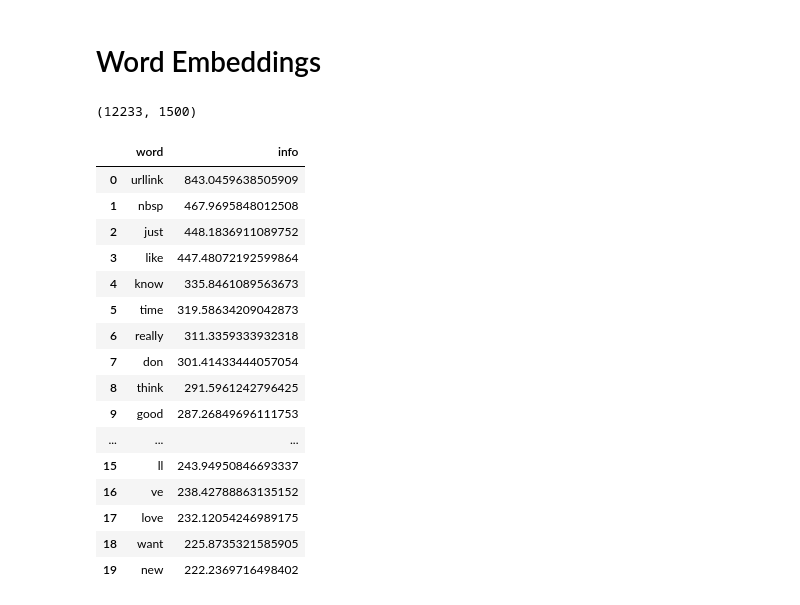
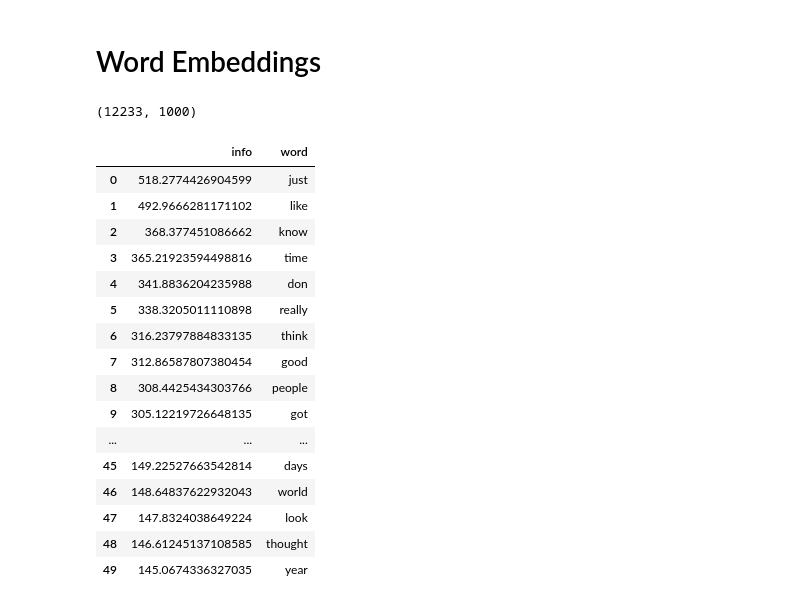
Before and after one commit to Yagwar/Whale-Jaguar, a Jupyter notebook: Preprocesamiento-texto.ipynb, the cells around one changed output. Cells and saved outputs as stored; diff of their text form; code cells hidden in the pictures.

```diff
--- a/Preprocesamiento-texto.ipynb
+++ b/Preprocesamiento-texto.ipynb
@@ -65,41 +66,44 @@ print(blog_data.shape)
 (12233, 7)
 # %% [markdown]
 # Word Embeddings
+# %%
+adit_stpwrds=["urllink","nbsp","ve","ll"]
+stp_wrds = text.ENGLISH_STOP_WORDS.union(adit_stpwrds)
 # %%
-tfidf_transformer = TfidfVectorizer(stop_words="english",max_features=1500 )
+tfidf_transformer = TfidfVectorizer(stop_words=stp_wrds,max_features=1000 )
 n_grams_tfidf = tfidf_transformer.fit_transform(blog_data["text"])
 n_grams_tfidf.shape
 # %% [output]
-(12233, 1500)
+(12233, 1000)
 # %%
 # plt.figure(figsize=(16,16))
 # plt.spy(n_grams_tfidf,markersize=.5, marker="o",aspect='auto')
 # plt.title("TF-IDF matrix")
 # %%
-top_n=100
+top_n=150
 txt_info= n_grams_tfidf.toarray().sum(axis=0)
 indices = np.argsort(txt_info)[::-1]
 features =tfidf_transformer.get_feature_names()
 top_features = np.array([[features[i],float(txt_info[i])] for i in indices[:top_n]])
-pd.DataFrame({"word":top_features[:,0],"info":top_features[:,1]})[:20]
+pd.DataFrame({"word":top_features[:,0],"info":top_features[:,1]})[:50]
 # %% [output]
-|  | word | info |
-| 0 | urllink | 843.0459638505909 |
-| 1 | nbsp | 467.9695848012508 |
-| 2 | just | 448.1836911089752 |
-| 3 | like | 447.48072192599864 |
-| 4 | know | 335.8461089563673 |
-| 5 | time | 319.58634209042873 |
-| 6 | really | 311.3359333932318 |
-| 7 | don | 301.41433444057054 |
-| 8 | think | 291.5961242796425 |
-| 9 | good | 287.26849696111753 |
+|  | info | word |
+| 0 | 518.2774426904599 | just |
+| 1 | 492.9666281171102 | like |
+| 2 | 368.377451086662 | know |
+| 3 | 365.21923594498816 | time |
+| 4 | 341.8836204235988 | don |
+| 5 | 338.3205011110898 | really |
+| 6 | 316.23797884833135 | think |
+| 7 | 312.86587807380454 | good |
+| 8 | 308.4425434303766 | people |
+| 9 | 305.12219726648135 | got |
 | ... | ... | ... |
-| 15 | ll | 243.94950846693337 |
-| 16 | ve | 238.42788863135152 |
-| 17 | love | 232.12054246989175 |
-| 18 | want | 225.8735321585905 |
-| 19 | new | 222.2369716498402 |
+| 45 | 149.22527663542814 | days |
+| 46 | 148.64837622932043 | world |
+| 47 | 147.8324038649224 | look |
+| 48 | 146.61245137108585 | thought |
+| 49 | 145.0674336327035 | year |
 # %%
 plt.figure(figsize=(16,9))
 plt.plot(txt_info[indices])#[indices[:top_n]]
```
Also changed, not shown: parts of 9 cells of this notebook, 2 other files.
